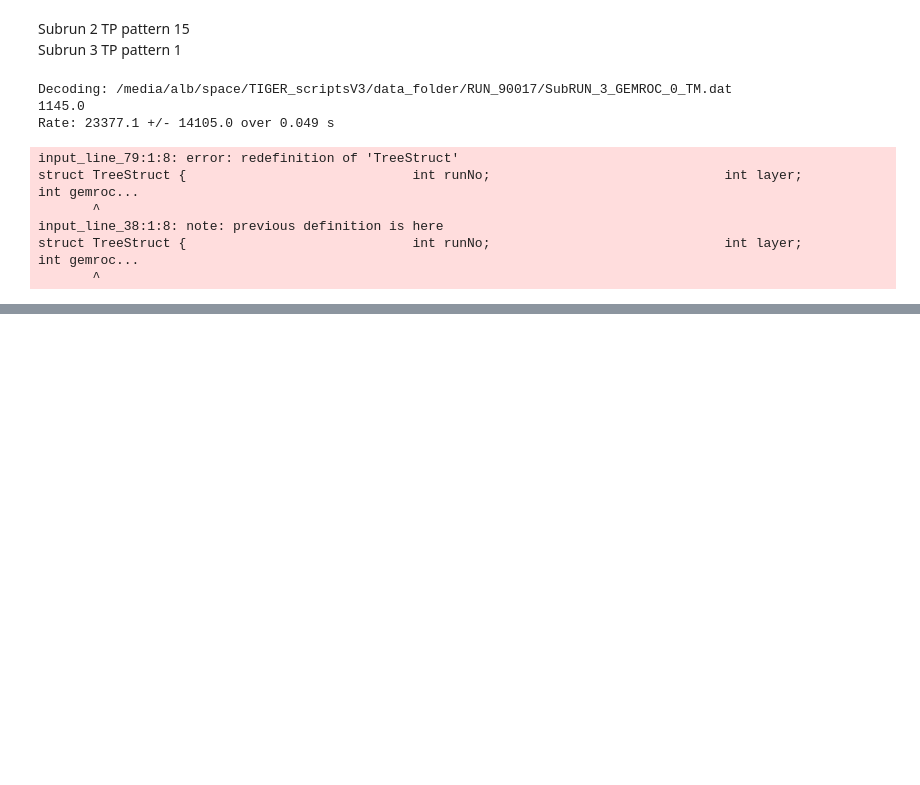
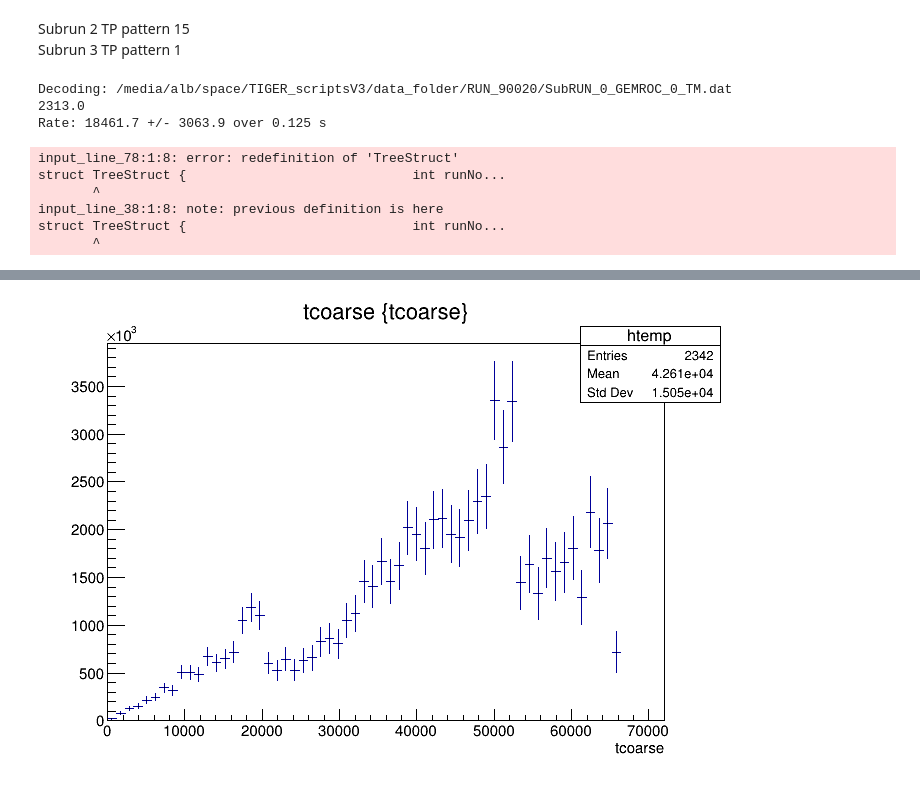
Before and after one commit to bortalberto/analysis_scripts, a Jupyter notebook: prove_rate/Get_rate_TM.ipynb, the cells around one changed output, grey strips where cells are left out. Drawn from its saved outputs; the diff is of its cells as text; code cells hidden in the pictures; blank space fills up the shorter version.

```diff
--- a/prove_rate/Get_rate_TM.ipynb
+++ b/prove_rate/Get_rate_TM.ipynb
@@ -59,18 +81,18 @@ sub_num=3
 # %%
-rate,time_tot,error,filename = analize_subrun_1_cannel(sub_num,GEM5)
+rate,time_tot,error,filename = analize_subrun_1_cannel(sub_num,GEM5,49)
 f=R.TFile(filename)
 print("Rate: {:.1f} +/- {:.1f} over {:.3f} s".format(rate,error,time_tot))
 # %% [output]
-Decoding: /media/alb/space/TIGER_scriptsV3/data_folder/RUN_90017/SubRUN_3_GEMROC_0_TM.dat
-1145.0
-Rate: 23377.1 +/- 14105.0 over 0.049 s
+Decoding: /media/alb/space/TIGER_scriptsV3/data_folder/RUN_90020/SubRUN_0_GEMROC_0_TM.dat
+2313.0
+Rate: 18461.7 +/- 3063.9 over 0.125 s
-input_line_79:1:8: error: redefinition of 'TreeStruct'
-struct TreeStruct {                             int runNo;                              int layer;                              int gemroc...
+input_line_78:1:8: error: redefinition of 'TreeStruct'
+struct TreeStruct {                             int runNo...
        ^
 input_line_38:1:8: note: previous definition is here
-struct TreeStruct {                             int runNo;                              int layer;                              int gemroc...
+struct TreeStruct {                             int runNo...
        ^
 # %%
-f.tree.Draw("tcoarse","")
+f.tree.Draw("tcoarse","tcoarse")
 c.Draw()
 # %% [output]
@@ -77,0 +99 @@ c.Draw()
+[figure, added]
```
Also changed, not shown: parts of 17 cells of this notebook, 12 other files.
